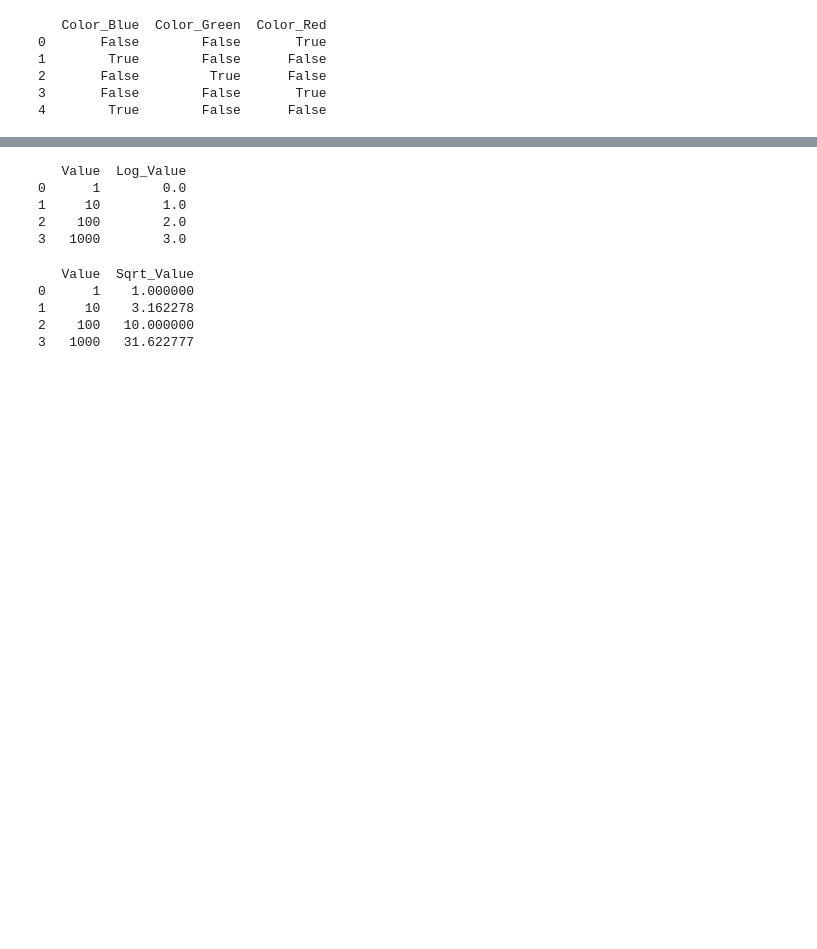
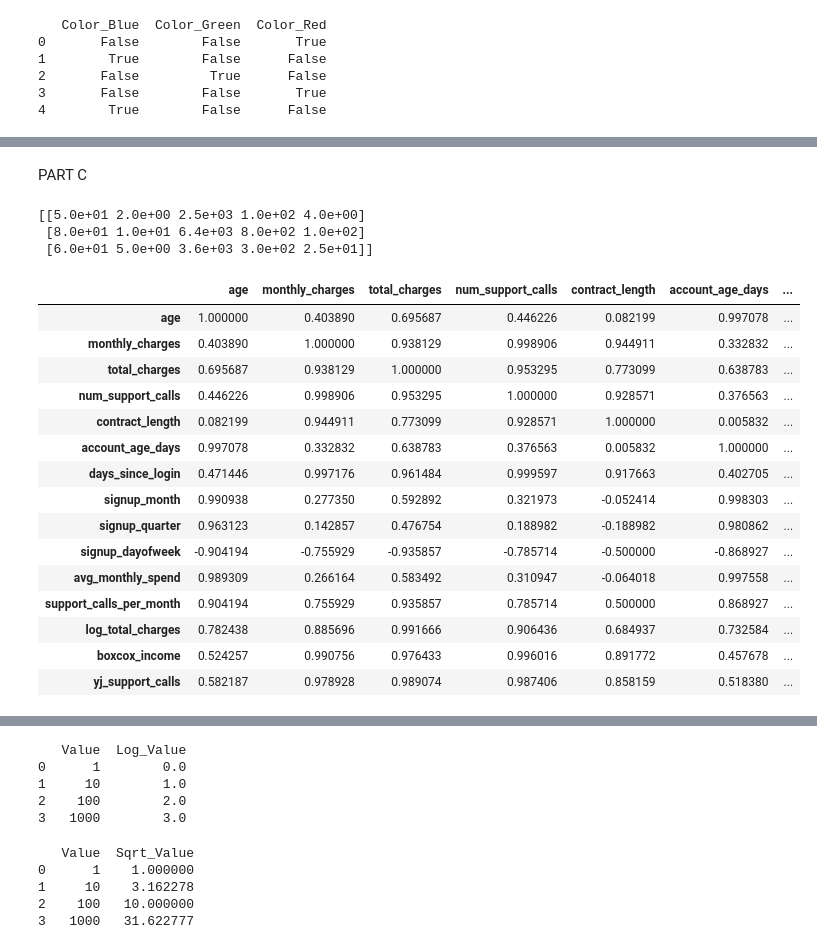
Before and after one commit to dikshajha22/Py_labreport, a Jupyter notebook: Lab_06.ipynb, the cells around one changed output, grey strips where cells are left out. Drawn from its saved outputs; the diff is of its cells as text; code cells hidden in the pictures; blank space fills up the shorter version.

```diff
--- a/Lab_06.ipynb
+++ b/Lab_06.ipynb
@@ -38,0 +1083,51 @@ print(df_encoded)
+# %% [markdown]
+PART C
+# %%
+from sklearn.preprocessing import PolynomialFeatures
+from sklearn.feature_selection import VarianceThreshold
+from sklearn.ensemble import RandomForestClassifier
+
+# a. Polynomial features up to degree 2
+poly = PolynomialFeatures(degree=2, include_bias=False)
+poly_features = poly.fit_transform(df[["monthly_charges","num_support_calls"]])
+
+# b. Trade-off
+# More features = richer representation, but risk of overfitting and higher computation.
+
+# c. Feature selection
+# Variance threshold
+selector = VarianceThreshold(threshold=0.01)
+reduced = selector.fit_transform(poly_features)
+
+# Correlation-based selection
+corr = df.corr(numeric_only=True)
+high_corr = corr[(corr.abs() > 0.8) & (corr.abs() < 1)]
+
+# Feature importance from tree models
+rf = RandomForestClassifier()
+X = df[["monthly_charges","total_charges","num_support_calls","contract_length"]]
+y = [0,1,0]  # example churn labels
+rf.fit(X,y)
+importances = rf.feature_importances_
+print(poly_features)
+corr
+# %% [output]
+[[5.0e+01 2.0e+00 2.5e+03 1.0e+02 4.0e+00]
+ [8.0e+01 1.0e+01 6.4e+03 8.0e+02 1.0e+02]
+ [6.0e+01 5.0e+00 3.6e+03 3.0e+02 2.5e+01]]
+|  | age | monthly_charges | total_charges | num_support_calls | contract_length | account_age_days | ... |
+| age | 1.000000 | 0.403890 | 0.695687 | 0.446226 | 0.082199 | 0.997078 | ... |
+| monthly_charges | 0.403890 | 1.000000 | 0.938129 | 0.998906 | 0.944911 | 0.332832 | ... |
+| total_charges | 0.695687 | 0.938129 | 1.000000 | 0.953295 | 0.773099 | 0.638783 | ... |
+| num_support_calls | 0.446226 | 0.998906 | 0.953295 | 1.000000 | 0.928571 | 0.376563 | ... |
+| contract_length | 0.082199 | 0.944911 | 0.773099 | 0.928571 | 1.000000 | 0.005832 | ... |
+| account_age_days | 0.997078 | 0.332832 | 0.638783 | 0.376563 | 0.005832 | 1.000000 | ... |
+| days_since_login | 0.471446 | 0.997176 | 0.961484 | 0.999597 | 0.917663 | 0.402705 | ... |
+| signup_month | 0.990938 | 0.277350 | 0.592892 | 0.321973 | -0.052414 | 0.998303 | ... |
+| signup_quarter | 0.963123 | 0.142857 | 0.476754 | 0.188982 | -0.188982 | 0.980862 | ... |
+| signup_dayofweek | -0.904194 | -0.755929 | -0.935857 | -0.785714 | -0.500000 | -0.868927 | ... |
+| avg_monthly_spend | 0.989309 | 0.266164 | 0.583492 | 0.310947 | -0.064018 | 0.997558 | ... |
+| support_calls_per_month | 0.904194 | 0.755929 | 0.935857 | 0.785714 | 0.500000 | 0.868927 | ... |
+| log_total_charges | 0.782438 | 0.885696 | 0.991666 | 0.906436 | 0.684937 | 0.732584 | ... |
+| boxcox_income | 0.524257 | 0.990756 | 0.976433 | 0.996016 | 0.891772 | 0.457678 | ... |
+| yj_support_calls | 0.582187 | 0.978928 | 0.989074 | 0.987406 | 0.858159 | 0.518380 | ... |
```
Also changed, not shown: parts of 122 cells of this notebook.
